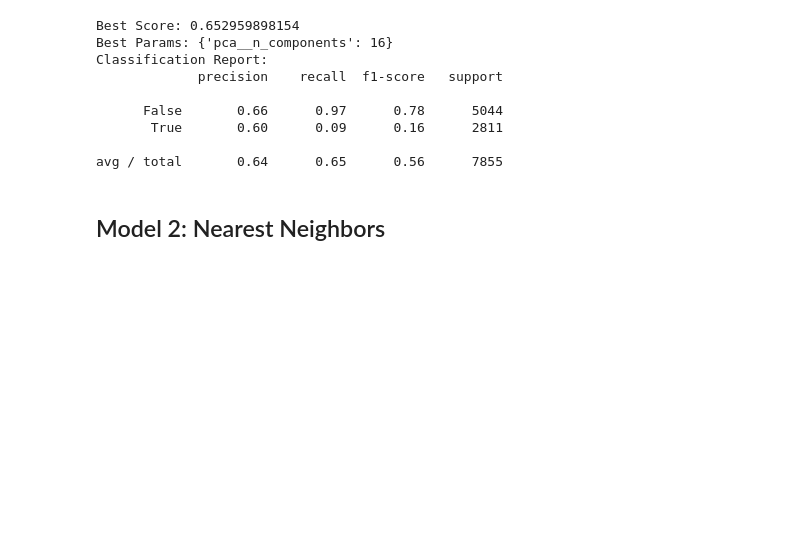
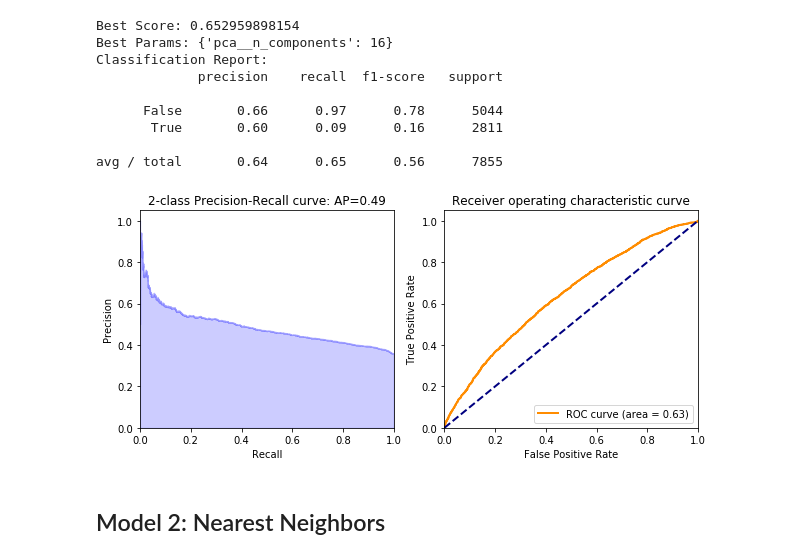
Before and after one commit to raymondgh/springboard-data-science, a Jupyter notebook: Capstone 1/Modeling.ipynb, the cells around one changed output. Saved outputs shown, nothing was run; the diff lists cells and outputs as text; code cells hidden in the pictures; blank space fills up the shorter version.

Commit message:
adding graphs

```diff
--- a/Capstone 1/Modeling.ipynb
+++ b/Capstone 1/Modeling.ipynb
@@ -75,6 +70,42 @@ Classification Report:
        True       0.60      0.09      0.16      2811
 
 avg / total       0.64      0.65      0.56      7855
+# %%
+#more statistics to compute for graphing
+y_score = cv.decision_function(X_test)
+precision, recall, _ = precision_recall_curve(y_test, y_score)
+average_precision = average_precision_score(y_test, y_score)
+fpr, tpr, thresholds = roc_curve(y_test, y_score, pos_label=1)
+
+
+#plot precision-recall curve and receiver operating characteristic
+plt.figure(figsize=(10,4))
+plt.subplot(121)  # 1 row, 2 columns, Plot 1
+plt.step(recall, precision, color='b', alpha=0.2,
+         where='post')
+plt.fill_between(recall, precision, step='post', alpha=0.2,
+                 color='b')
+
+plt.xlabel('Recall')
+plt.ylabel('Precision')
+plt.ylim([0.0, 1.05])
+plt.xlim([0.0, 1.0])
+plt.title('2-class Precision-Recall curve: AP={0:0.2f}'.format(
+          average_precision))
+
+plt.subplot(122)  # 1 row, 2 columns, Plot 2
+plt.plot(fpr, tpr, color='darkorange',
+         lw=2, label='ROC curve (area = %0.2f)' % auc(fpr, tpr))
+plt.plot([0, 1], [0, 1], color='navy', lw=2, linestyle='--')
+plt.xlim([0.0, 1.0])
+plt.ylim([0.0, 1.05])
+plt.xlabel('False Positive Rate')
+plt.ylabel('True Positive Rate')
+plt.title('Receiver operating characteristic curve')
+plt.legend(loc="lower right")
+plt.show()
+# %% [output]
+[figure, added]
 # %% [markdown]
 ## Model 2: Nearest Neighbors
 # %%
```
Also changed, not shown: parts of 13 cells of this notebook, 1 other file.
